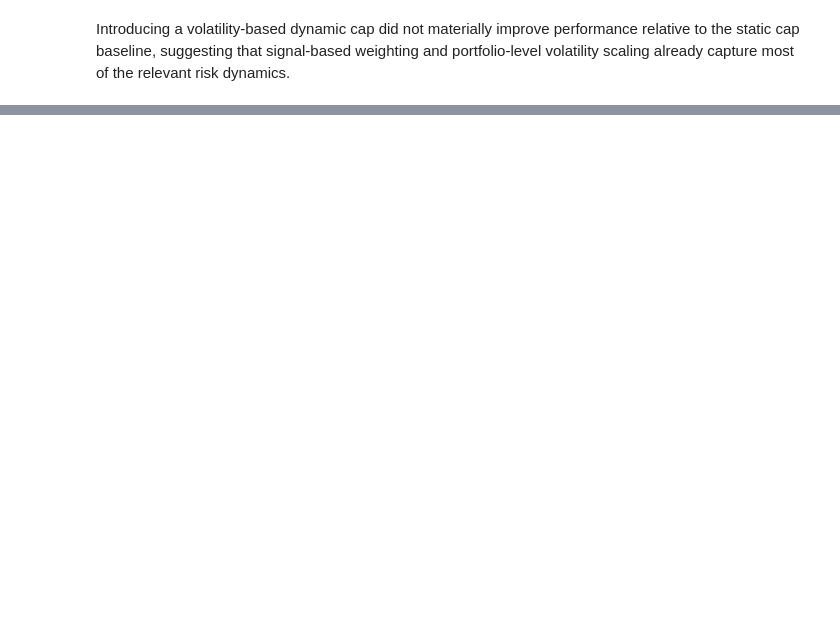
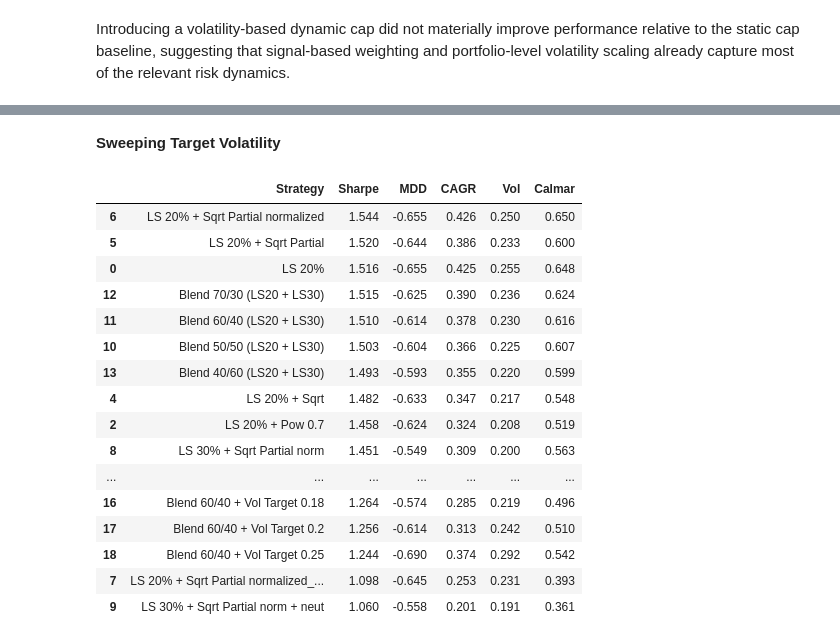
Before and after one commit to OpusArtisbyRawlz/quant-lab, a Jupyter notebook: research/project_04_return_forecast_alpha/notebooks/04_portfolio_research.ipynb, the cells around one changed output, grey strips where cells are left out. Cells and saved outputs as stored; diff of their text form; code cells hidden in the pictures; blank space fills up the shorter version.

```diff
--- a/research/project_04_return_forecast_alpha/notebooks/04_portfolio_research.ipynb
+++ b/research/project_04_return_forecast_alpha/notebooks/04_portfolio_research.ipynb
@@ -1152,0 +1568,13 @@ Introducing a volatility-based dynamic cap did not materially improve performanc
+# %%
+results = []
+
+
+def add_result(name, port):
+    results.append({
+        "Strategy": name,
+        "Sharpe": sharpe_ratio(port["portfolio_return"]),
+        "MDD": max_drawdown(port["equity_curve"]),
+        "CAGR": compute_cagr(port["equity_curve"]),
+        "Vol": annual_vol(port["portfolio_return"]),
+        "Calmar": calmar_ratio(port["equity_curve"])
+    })
@@ -1152,0 +1967,2 @@ Introducing a volatility-based dynamic cap did not materially improve performanc
+# %% [markdown]
+**Sweeping Target Volatility**
@@ -1152,0 +1978,22 @@ Introducing a volatility-based dynamic cap did not materially improve performanc
+# %%
+results_df = pd.DataFrame(results).drop_duplicates(subset=["Strategy"]).round(3)
+results_df = results_df.sort_values(by="Sharpe", ascending=False)
+results_df
+# %% [output]
+|  | Strategy | Sharpe | MDD | CAGR | Vol | Calmar |
+| 6 | LS 20% + Sqrt Partial normalized | 1.544 | -0.655 | 0.426 | 0.250 | 0.650 |
+| 5 | LS 20% + Sqrt Partial | 1.520 | -0.644 | 0.386 | 0.233 | 0.600 |
+| 0 | LS 20% | 1.516 | -0.655 | 0.425 | 0.255 | 0.648 |
+| 12 | Blend 70/30 (LS20 + LS30) | 1.515 | -0.625 | 0.390 | 0.236 | 0.624 |
+| 11 | Blend 60/40 (LS20 + LS30) | 1.510 | -0.614 | 0.378 | 0.230 | 0.616 |
+| 10 | Blend 50/50 (LS20 + LS30) | 1.503 | -0.604 | 0.366 | 0.225 | 0.607 |
+| 13 | Blend 40/60 (LS20 + LS30) | 1.493 | -0.593 | 0.355 | 0.220 | 0.599 |
+| 4 | LS 20% + Sqrt | 1.482 | -0.633 | 0.347 | 0.217 | 0.548 |
+| 2 | LS 20% + Pow 0.7 | 1.458 | -0.624 | 0.324 | 0.208 | 0.519 |
+| 8 | LS 30% + Sqrt Partial norm | 1.451 | -0.549 | 0.309 | 0.200 | 0.563 |
+| ... | ... | ... | ... | ... | ... | ... |
+| 16 | Blend 60/40 + Vol Target 0.18 | 1.264 | -0.574 | 0.285 | 0.219 | 0.496 |
+| 17 | Blend 60/40 + Vol Target 0.2 | 1.256 | -0.614 | 0.313 | 0.242 | 0.510 |
+| 18 | Blend 60/40 + Vol Target 0.25 | 1.244 | -0.690 | 0.374 | 0.292 | 0.542 |
+| 7 | LS 20% + Sqrt Partial normalized_... | 1.098 | -0.645 | 0.253 | 0.231 | 0.393 |
+| 9 | LS 30% + Sqrt Partial norm + neut | 1.060 | -0.558 | 0.201 | 0.191 | 0.361 |
```
Also changed, not shown: parts of 91 cells of this notebook, 43 other files.
